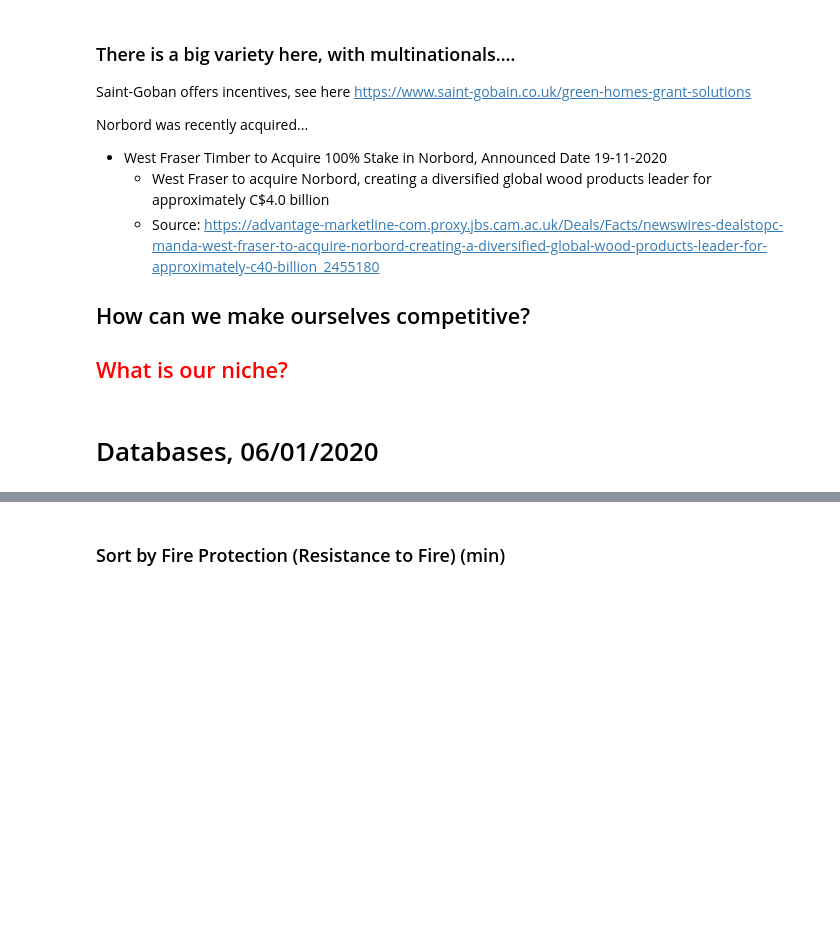
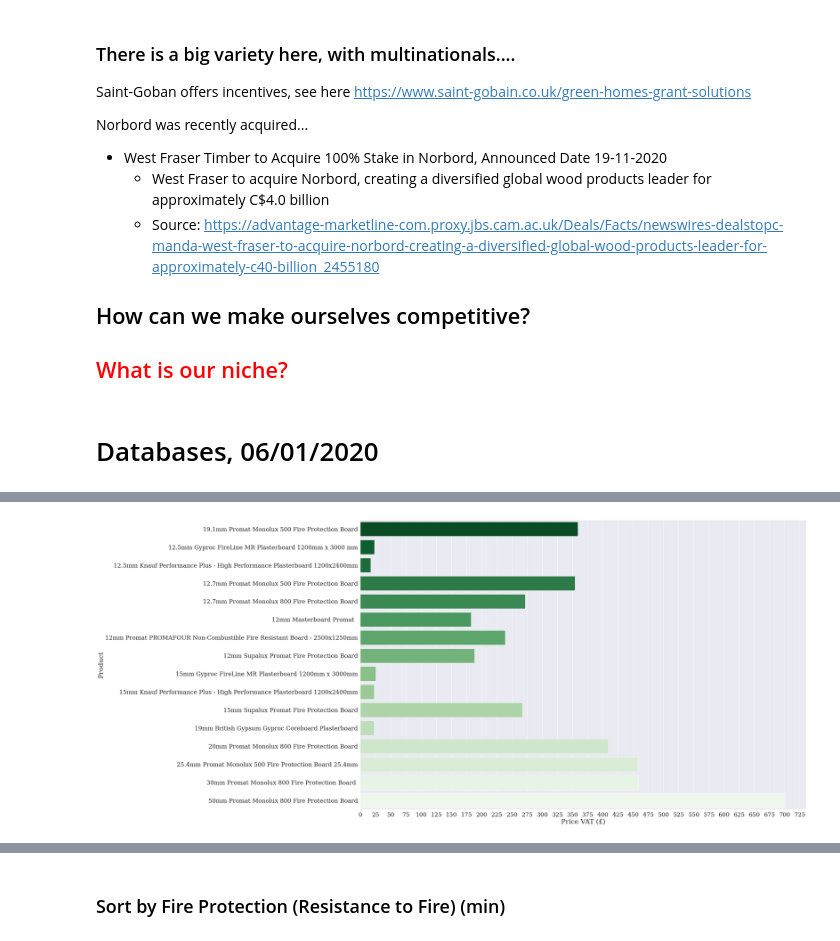
Before and after one commit to Saladino93/EnterpriseTech, a Jupyter notebook: ScrapedPrices.ipynb, the cells around one changed output, grey strips where cells are left out. Cells and saved outputs as stored; diff of their text form; code cells hidden in the pictures; blank space fills up the shorter version.

```diff
--- a/ScrapedPrices.ipynb
+++ b/ScrapedPrices.ipynb
@@ -155,0 +411,23 @@ Ignored the following from the website [1 Sheet  coverage, Pallet Coverage, Volu
+# %%
+a4_dims = (30, 20)
+
+sns.set(font_scale = 2)
+
+plt.rc('font', family='serif')
+
+fig, ax = plt.subplots(figsize = a4_dims)
+
+ax.set_xlabel(xlabel = '', fontsize = 25)
+
+
+sns.set(font_scale = 10)
+
+ax.set_xticks(range(0,800, 25))
+
+b = sns.barplot(data = dfnew.dropna(subset = ['Price VAT (£)']), y = "Name", x = "Price VAT (£)", palette = 'Greens_r')
+
+ax.set_ylabel(ylabel = 'Product', fontsize = 25)
+
+plt.savefig('prices-sns_2.png', bbox_inches = 'tight', transparent = True, dpi = 200)
+# %% [output]
+[figure, added]
```
Also changed, not shown: parts of 22 cells of this notebook, 18 other files.
